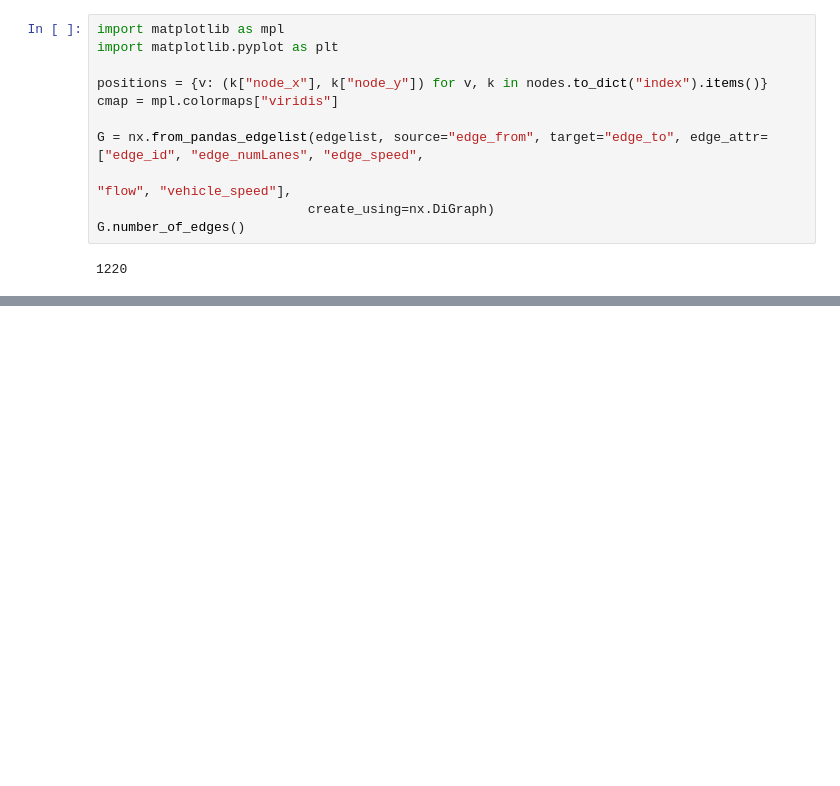
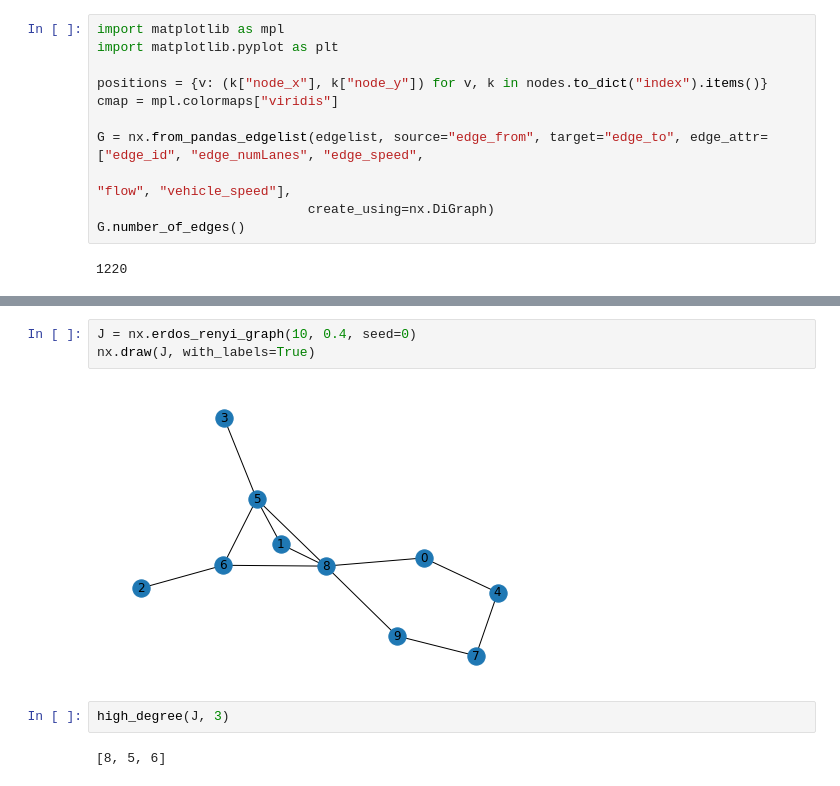
Before and after one commit to arnav-b/sensor-placement, a Jupyter notebook: algorithms.ipynb, the cells around one changed output, grey strips where cells are left out. Saved outputs shown, nothing was run; the diff lists cells and outputs as text; blank space fills up the shorter version.

```diff
--- a/algorithms.ipynb
+++ b/algorithms.ipynb
@@ -179,0 +229,9 @@ nx.draw(G, pos=positions, node_size=1, node_color="white", edge_color=[cmap(abs(
+# %%
+J = nx.erdos_renyi_graph(10, 0.4, seed=0)
+nx.draw(J, with_labels=True)
+# %% [output]
+[figure, added]
+# %%
+high_degree(J, 3)
+# %% [output]
+[8, 5, 6]
```
Also changed, not shown: parts of 25 cells of this notebook.
